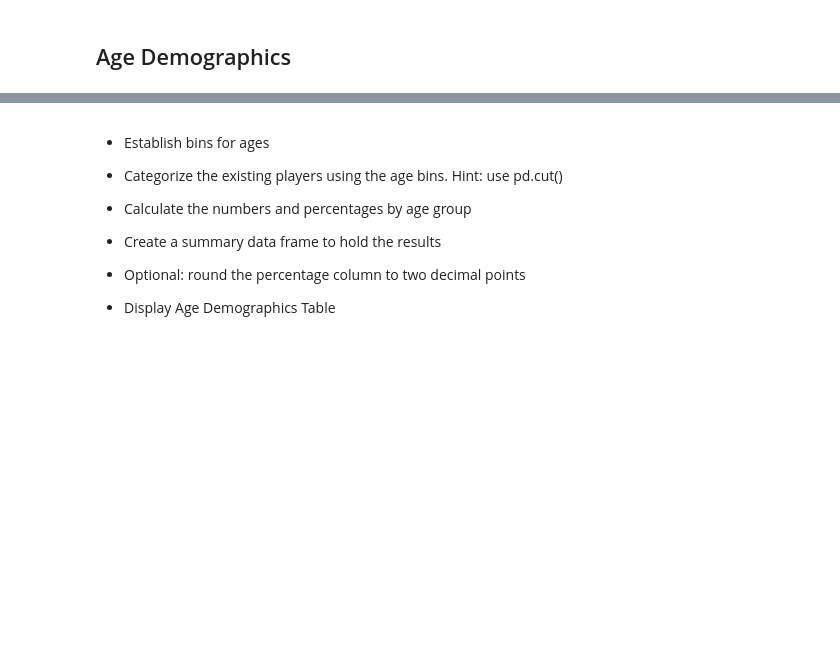
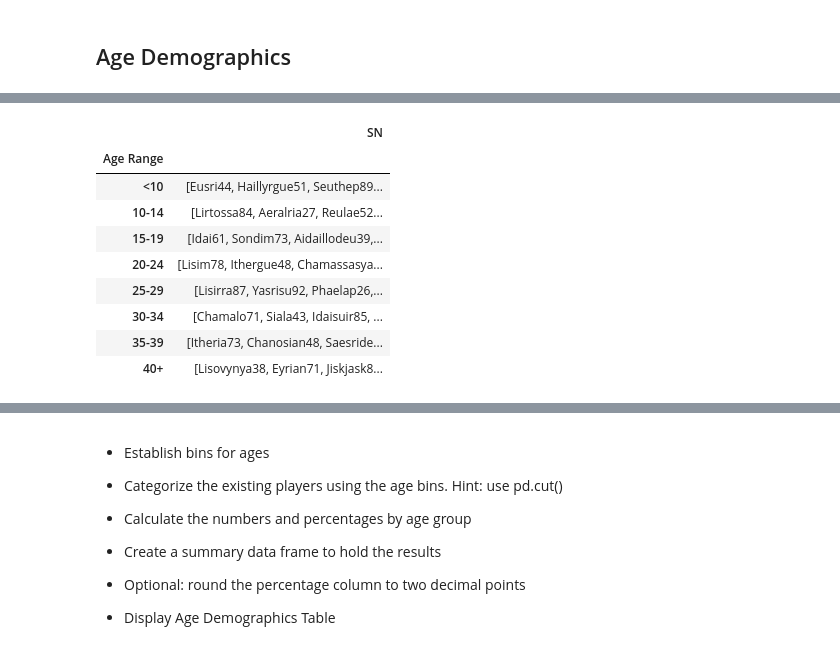
Before and after one commit to msckat11/pandas-challenge, a Jupyter notebook: HeroesOfPymoli/HeroesOfPymoli_starter.ipynb, the cells around one changed output, grey strips where cells are left out. Saved outputs shown, nothing was run; the diff lists cells and outputs as text; code cells hidden in the pictures; blank space fills up the shorter version.

```diff
--- a/HeroesOfPymoli/HeroesOfPymoli_starter.ipynb
+++ b/HeroesOfPymoli/HeroesOfPymoli_starter.ipynb
@@ -226,0 +353,19 @@ gpp_df_SN = gender_person_purch_df
+# %%
+age_range = purchase_copy.groupby("Age Range")
+
+unique_SN_age = age_range["SN"].unique()
+
+uni_SN_age = pd.DataFrame(unique_SN_age)
+
+uni_SN_age
+# %% [output]
+|  | SN |
+| Age Range |  |
+| <10 | [Eusri44, Haillyrgue51, Seuthep89... |
+| 10-14 | [Lirtossa84, Aeralria27, Reulae52... |
+| 15-19 | [Idai61, Sondim73, Aidaillodeu39,... |
+| 20-24 | [Lisim78, Ithergue48, Chamassasya... |
+| 25-29 | [Lisirra87, Yasrisu92, Phaelap26,... |
+| 30-34 | [Chamalo71, Siala43, Idaisuir85, ... |
+| 35-39 | [Itheria73, Chanosian48, Saesride... |
+| 40+ | [Lisovynya38, Eyrian71, Jiskjask8... |
```
Also changed, not shown: parts of 29 cells of this notebook.
